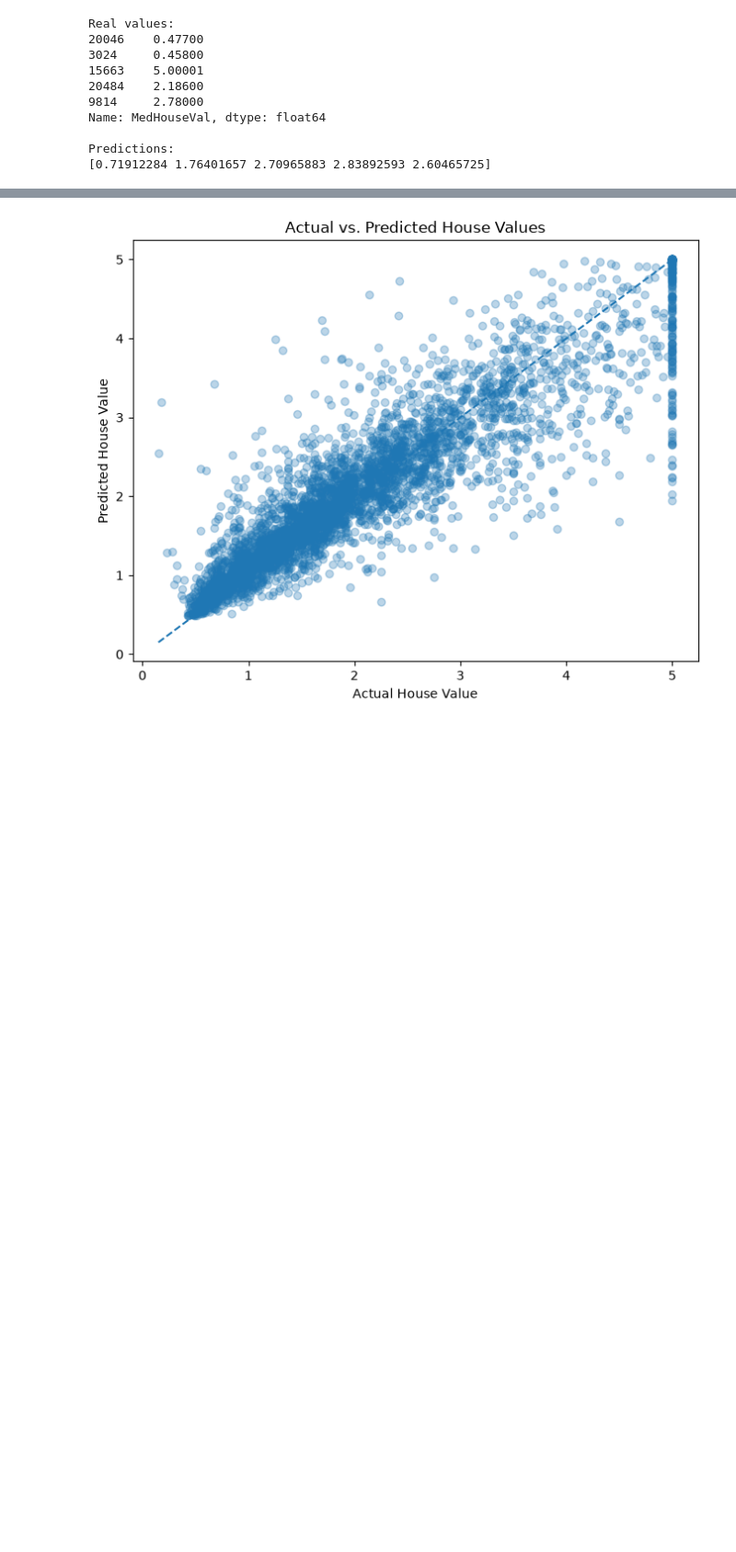
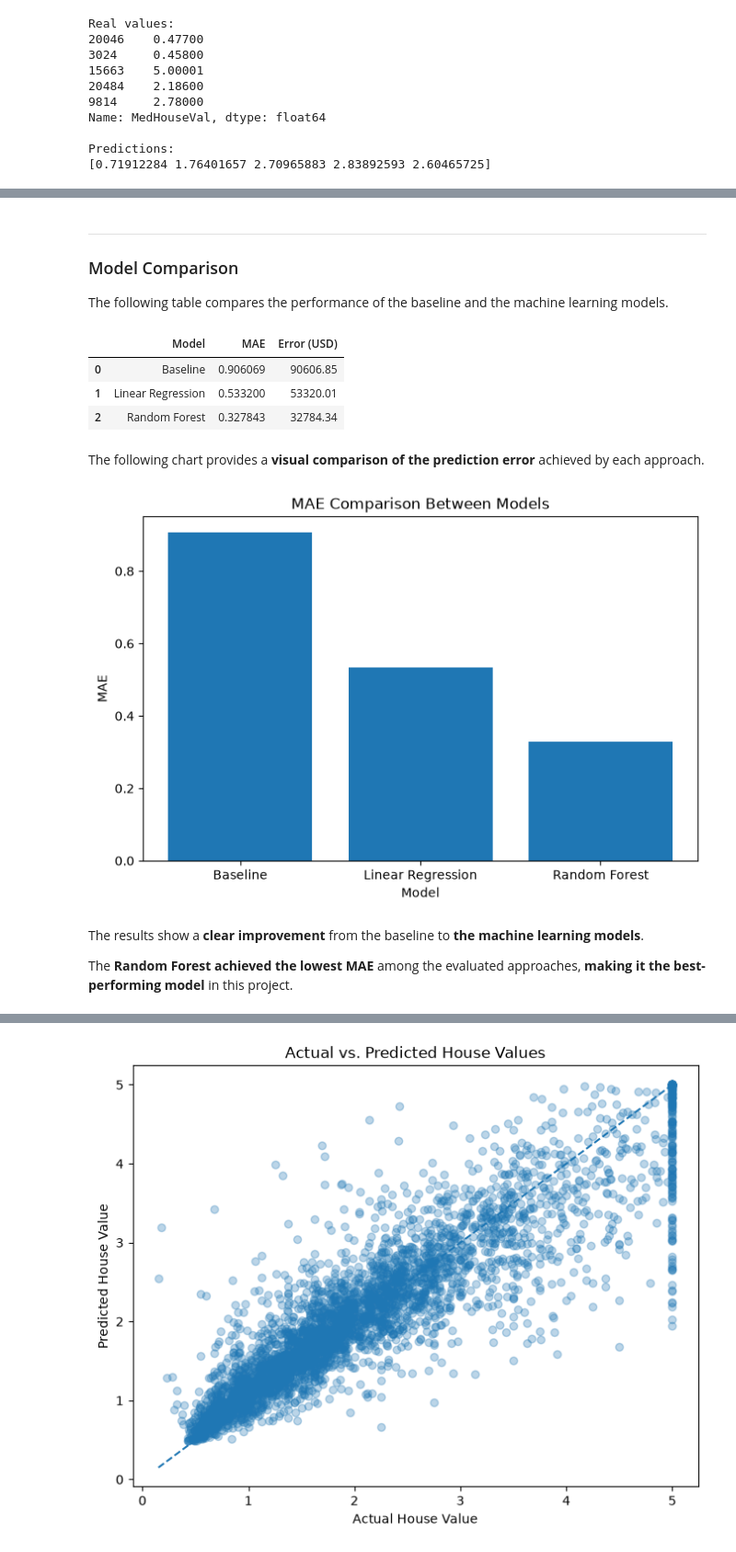
Before and after one commit to IsacFreitaas/real-estate-analytics-project, a Jupyter notebook: notebooks/2. Modelling.ipynb, the cells around one changed output, grey strips where cells are left out. Shown at 92% size. Drawn from its saved outputs; the diff is of its cells as text; code cells hidden in the pictures; blank space fills up the shorter version.

```diff
--- a/notebooks/2. Modelling.ipynb
+++ b/notebooks/2. Modelling.ipynb
@@ -104,12 +106,9 @@ The model can only learn from the training data (approximately 80% of the data a
 # %%
-# Train/Test Split
-
 x_train, x_test, y_train, y_test = train_test_split(
     x,
     y,
-    test_size=0.2, # set aside 20% of the data for testing. Consequently, 80% (training and 20%) → testing.
-    random_state=42 # Fixed in 42 to make the experiment reproducible.
-)
+    test_size=0.2,
+    random_state=42)
 
 print(f"Training data: {x_train.shape}")
 print(f"Test data: {x_test.shape}")
@@ -265,11 +148,9 @@ The baseline always predicts the same value, so:
 # %%
 baseline_predictions = [baseline_prediction] * len(y_test)
-# This creates a list with the repeated average for each property in the test set.
-# Now we calculate:
+
 baseline_mae = mean_absolute_error(
     y_test,
-    baseline_predictions
-)
+    baseline_predictions)
 print(f"Baseline MAE: {baseline_mae:.2f}")
 # %% [output]
 Baseline MAE: 0.91
@@ -429 +246,50 @@ plt.show()
+# %% [markdown]
+------
+
+### Model Comparison
+
+The following table compares the performance of the baseline and the machine learning models.
+# %%
+results = pd.DataFrame({
+    "Model": [
+        "Baseline",
+        "Linear Regression",
+        "Random Forest"
+    ],
+    "MAE": [
+        baseline_mae,
+        lr_mae,
+        rf_mae
+    ]
+})
+
+results["Error (USD)"] = (
+    results["MAE"] * 100000).round(2)
+
+results
+# %% [output]
+|  | Model | MAE | Error (USD) |
+| 0 | Baseline | 0.906069 | 90606.85 |
+| 1 | Linear Regression | 0.533200 | 53320.01 |
+| 2 | Random Forest | 0.327843 | 32784.34 |
+# %% [markdown]
+The following chart provides a **visual comparison of the prediction error** achieved by each approach.
+# %%
+plt.figure(figsize=(8, 5))
+
+plt.bar(
+    results["Model"],
+    results["MAE"])
+
+plt.title("MAE Comparison Between Models")
+plt.xlabel("Model")
+plt.ylabel("MAE")
+
+plt.show()
+# %% [output]
+[figure, added]
+# %% [markdown]
+The results show a **clear improvement** from the baseline to **the machine learning models**.
+
+The **Random Forest achieved the lowest MAE** among the evaluated approaches, **making it the best-performing model** in this project.
 # %% [markdown]
```
Also changed, not shown: parts of 47 cells of this notebook.
